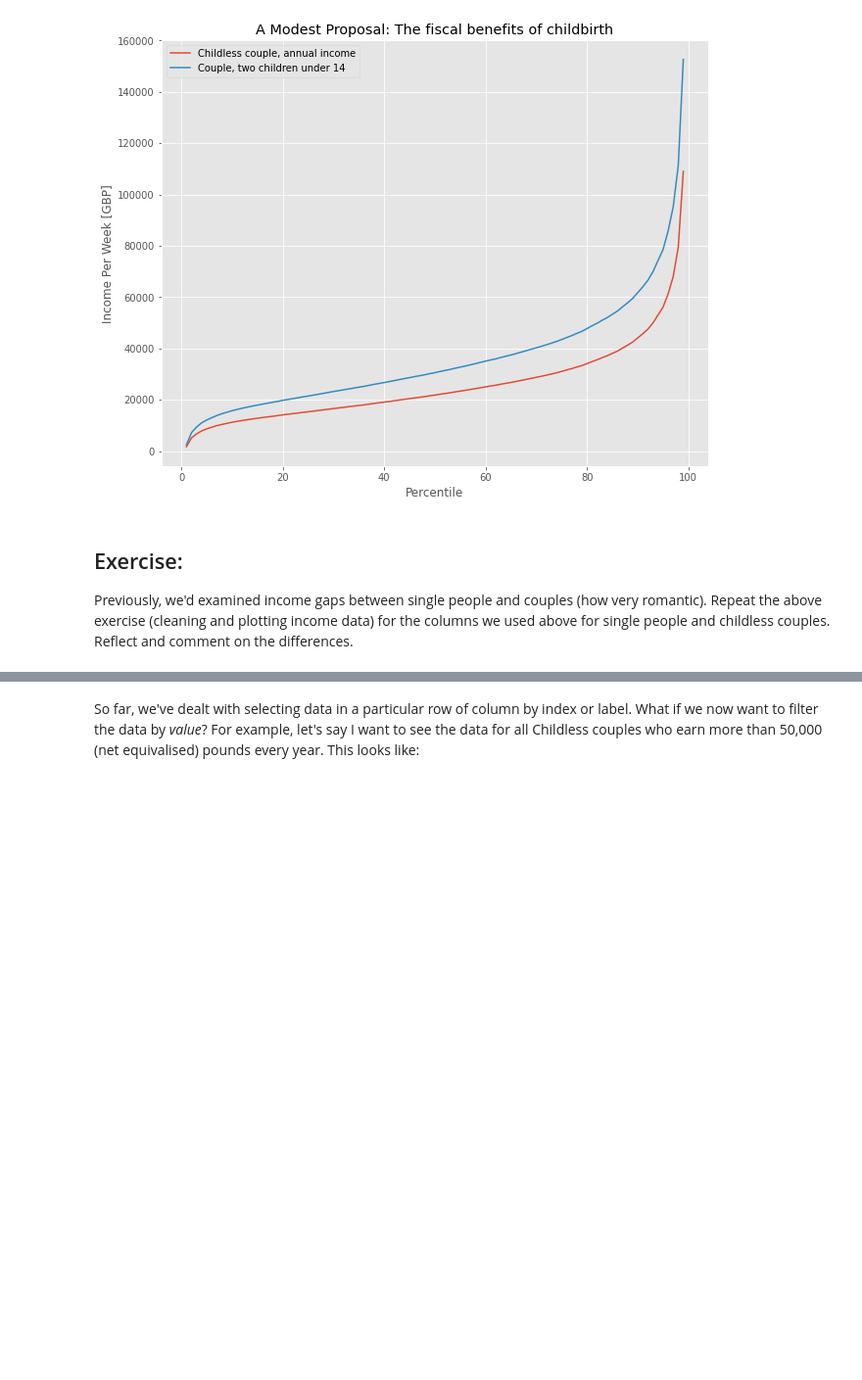
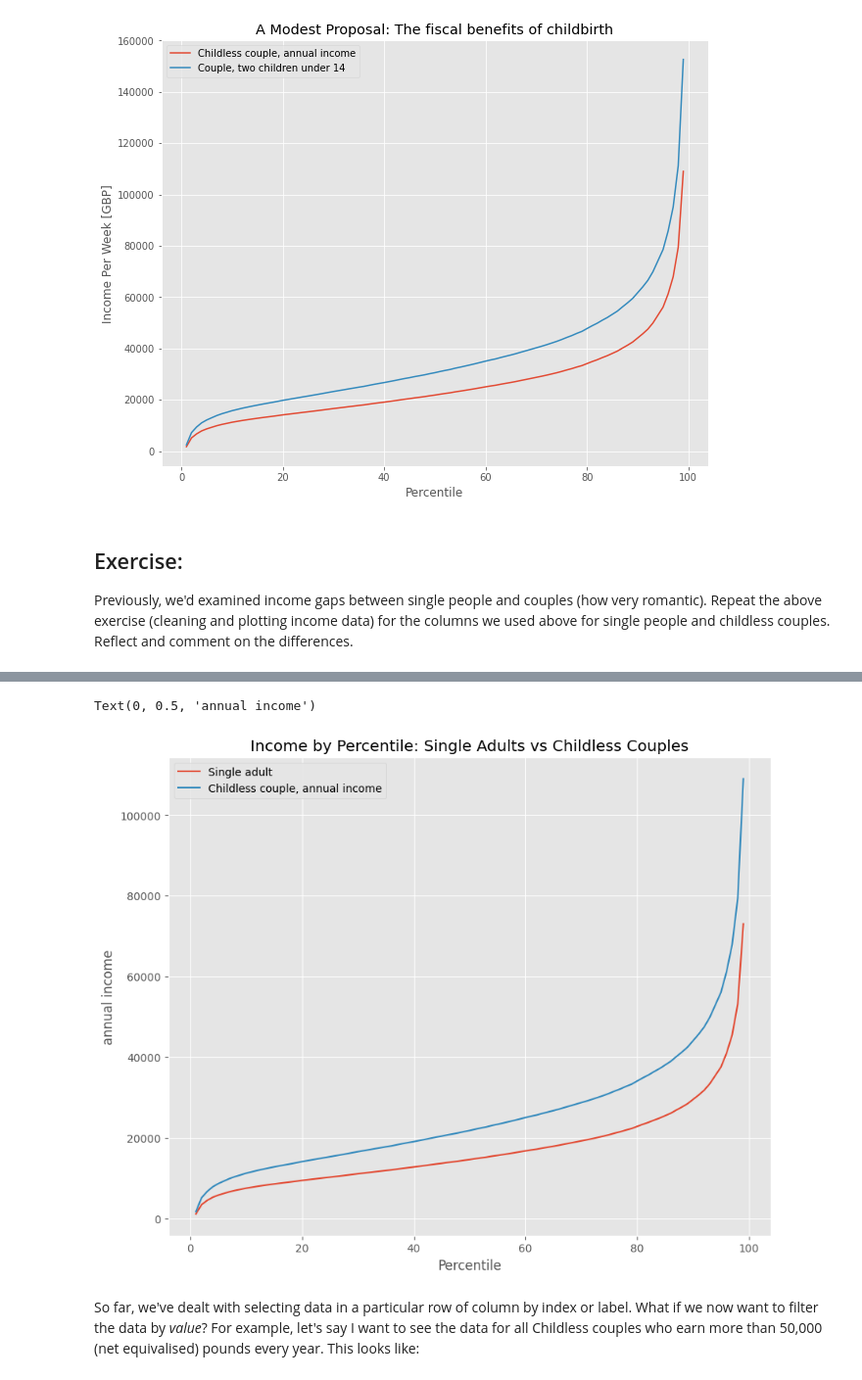
Before and after one commit to ezhang0322-glitch/QM2, a Jupyter notebook: notebooks/W02. Pandas.ipynb, the cells around one changed output, grey strips where cells are left out. Shown at 98% size. Drawn from its saved outputs; the diff is of its cells as text; code cells hidden in the pictures; blank space fills up the shorter version.

```diff
--- a/notebooks/W02. Pandas.ipynb
+++ b/notebooks/W02. Pandas.ipynb
@@ -311,0 +316,5 @@ Add your reflection here.
+# %%
+clean = income[['Single adult','Childless couple, annual income']]
+clean = clean.replace('-', 'NaN', regex=True)
+clean=clean.replace(',', '', regex=True).astype('float')
+clean.head()
@@ -311,0 +329,8 @@ Add your reflection here.
+# %%
+clean.plot()
+plt.title('Income by Percentile: Single Adults vs Childless Couples')
+plt.xlabel('Percentile')
+plt.ylabel('annual income')
+# %% [output]
+Text(0, 0.5, 'annual income')
+[figure, added]
```
Also changed, not shown: parts of 11 cells of this notebook.
